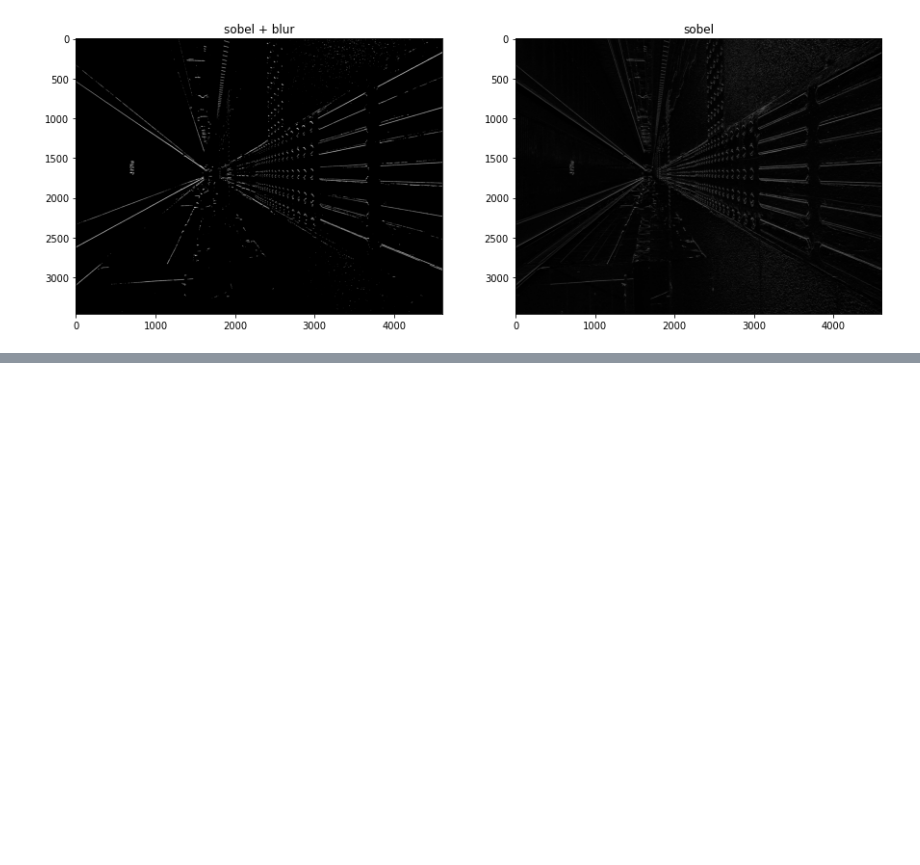
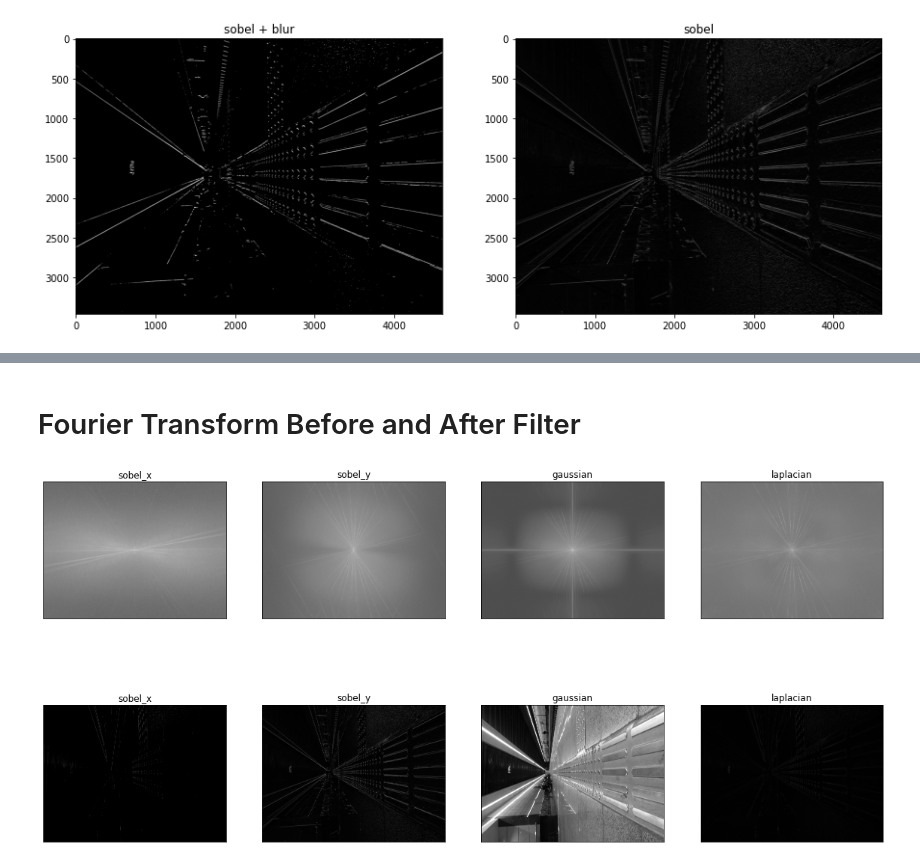
Before and after one commit to SoheilSedghi/Udacity-Computer-Vision-NanoDegree-Practice, a Jupyter notebook: Convolutional_Filters_Edge_Detection/2_Edge_and_Blur.ipynb, the cells around one changed output, grey strips where cells are left out. Drawn from its saved outputs; the diff is of its cells as text; code cells hidden in the pictures; blank space fills up the shorter version.

```diff
--- a/Convolutional_Filters_Edge_Detection/2_Edge_and_Blur.ipynb
+++ b/Convolutional_Filters_Edge_Detection/2_Edge_and_Blur.ipynb
@@ -57,0 +93,18 @@ plt.imshow(yfiltered, cmap= "gray")
+# %% [markdown]
+# Fourier Transform Before and After Filter
+# %%
+def image_show(image , name, i):
+    plt.subplot(2,4,i)
+    plt.xticks([])
+    plt.yticks([])
+    plt.title(name)
+    plt.imshow(image,cmap="gray")
+
+plt.subplots(2,4,figsize = (20,10))
+for i in range(len(filters)):
+    image = cv2.filter2D(img, -1,filters[i])
+    image_show(image,names[i],i+5)
+    fourier_img_filt = fourier(image)
+    image_show(fourier_img_filt,names[i],i+1)
+# %% [output]
+[figure, added]
```
Also changed, not shown: parts of 4 cells of this notebook, 2 other files.
